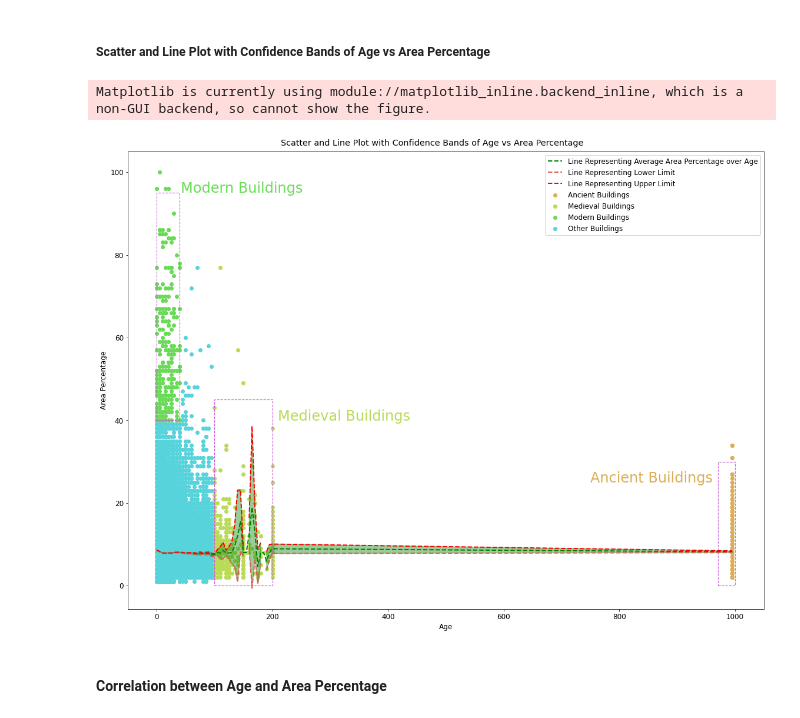
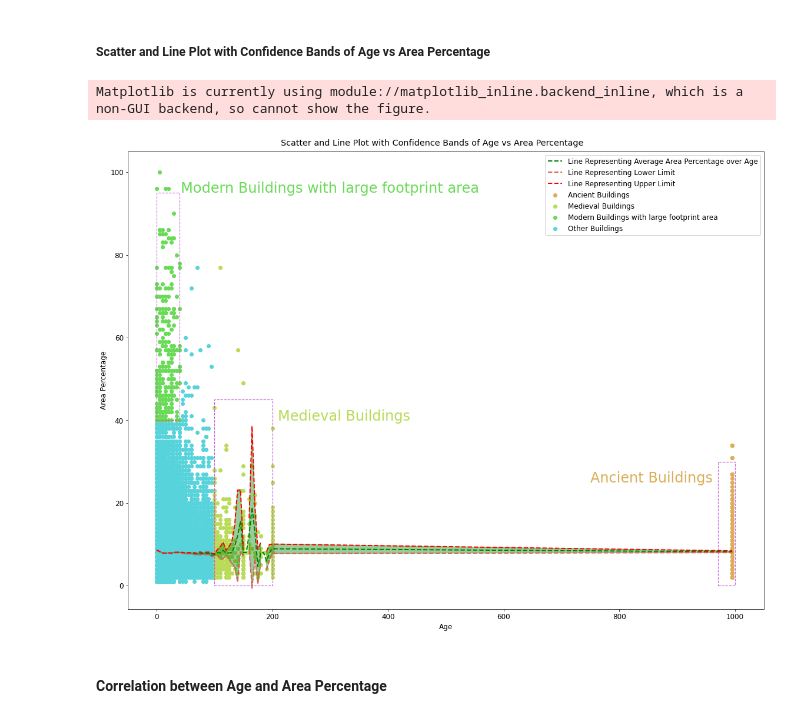
Before and after one commit to DS-Group22-ADP/Practical-Project, a Jupyter notebook: notebooks/Exploratory-Data-Analysis (Main Notebook).ipynb, the cells around one changed output. Saved outputs shown, nothing was run; the diff lists cells and outputs as text; code cells hidden in the pictures.

```diff
--- a/notebooks/Exploratory-Data-Analysis.ipynb
+++ b/notebooks/Exploratory-Data-Analysis (Main Notebook).ipynb
@@ -1556,7 +1557,7 @@ def plot_area_percentage_vs_age(join_df):
 
     # scatter plot of Modern Buildings with Large Footprint Area
     modern_mask = (join_df['age'] <= 40) & (join_df['area_percentage'] >= 40)
-    ax.scatter(join_df.loc[modern_mask].age, join_df.loc[modern_mask].area_percentage, color=colors[3], label='Modern Buildings')
+    ax.scatter(join_df.loc[modern_mask].age, join_df.loc[modern_mask].area_percentage, color=colors[3], label='Modern Buildings with large footprint area')
 
     # scatter plot between Count of floors and Average height Percentage
     ax.scatter(join_df.loc[(np.logical_not(ancient_mask)) & (np.logical_not(medieval_mask)) & (np.logical_not(modern_mask))].age,
@@ -1586,35 +1587,35 @@ def plot_average_line_representing_area_percentage_over_age(join_df):
     ax.plot(g.index, g['mean']-1.96*g['sem'], color=colors[0], label='Line Representing Lower Limit', ls='dashed', lw=2)
     # plot the upper limit of the average line
     ax.plot(g.index, g['mean']+1.96*g['sem'], color='red', label='Line Representing Upper Limit', ls='dashed', lw=2)
     # fill the confidence intervals
     ax.fill_between(g.index, g['mean']+1.96*g['sem'], g['mean']-1.96*g['sem'], edgecolor='g', facecolor='g', alpha=0.4)
 
     # display the legend
     ax.legend()
 
 def plot_high_variance_area():
     '''
     Plots the High variance Area detected by the fluctuations in Area Percentage values
     @return:
     '''
     # Loop over data points; create box from errors at each point
     high_variance_box = Rectangle((100, 0), 100, 45, fill=False, ls='dashed', lw=1.15, color=colors[8])
     ax.add_patch(high_variance_box)
     ax.text(210, 40, "Medieval Buildings", fontsize=24, color=colors[2])
     ancient_box = Rectangle((970, 0), 30, 30, fill=False, ls='dashed', lw=1.15, color=colors[8])
     ax.add_patch(ancient_box)
     ax.text(750, 25, "Ancient Buildings", fontsize=24, color=colors[1])
     modern_box = Rectangle((0, 40), 40, 55, fill=False, ls='dashed', lw=1.15, color=colors[8])
     ax.add_patch(modern_box)
-    ax.text(42, 95, "Modern Buildings", fontsize=24, color=colors[3])
+    ax.text(42, 95, "Modern Buildings with large footprint area", fontsize=24, color=colors[3])
 
 plot_area_percentage_vs_age(join_df)
 plot_average_line_representing_area_percentage_over_age(join_df)
 plot_high_variance_area()
 fig.show()
 # %% [output]
 Matplotlib is currently using module://matplotlib_inline.backend_inline, which is a non-GUI backend, so cannot show the figure.
-[figure, old version]
+[figure, new version]
 # %% [markdown]
 #### Correlation between Age and Area Percentage
 # %%
```
Also changed, not shown: parts of 13 cells of this notebook.
